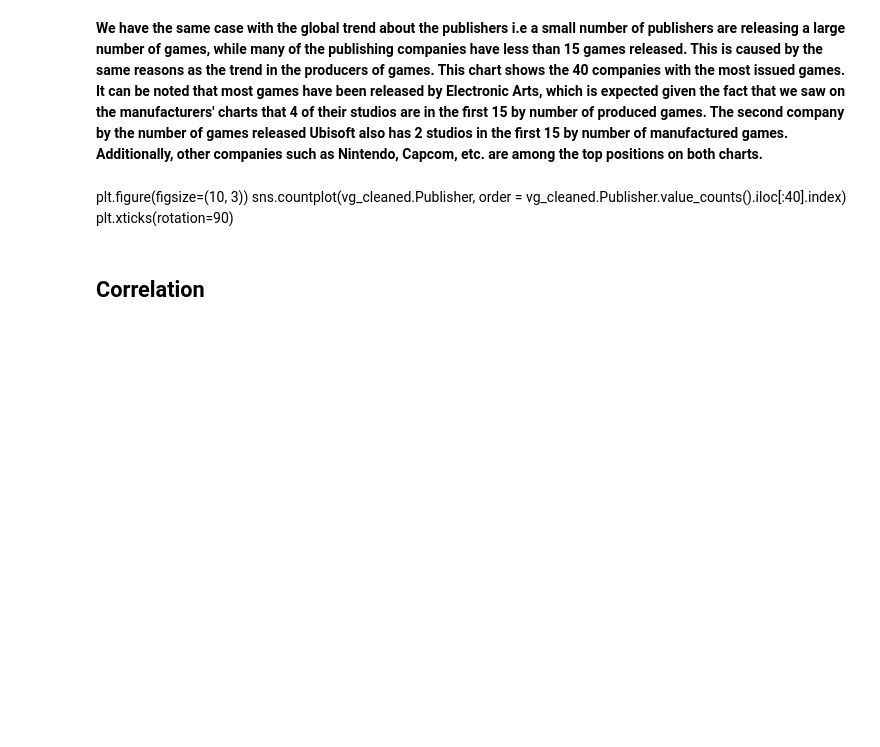
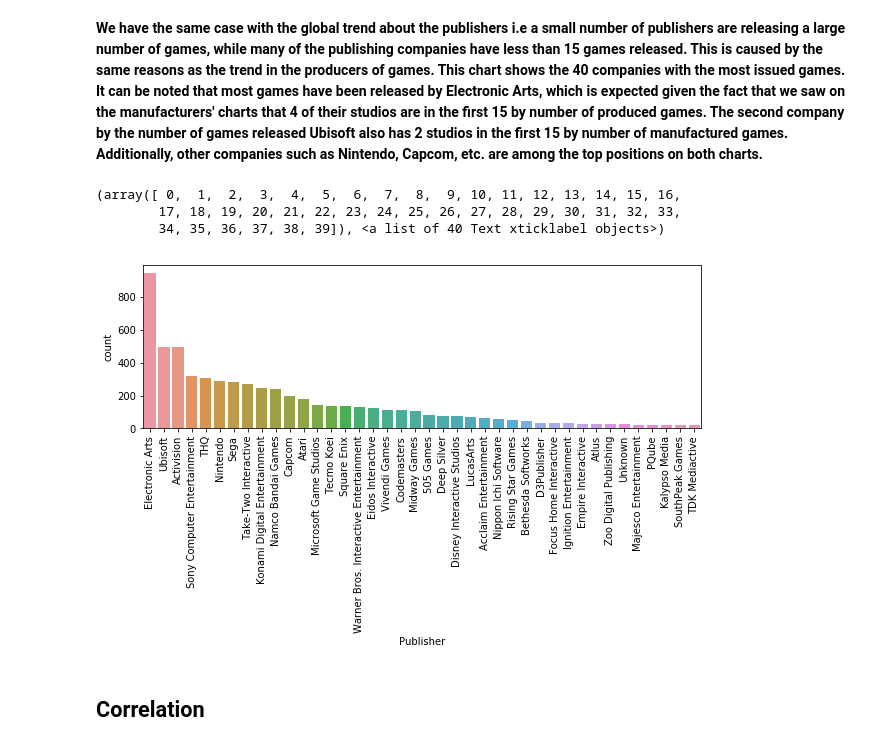
Before and after one commit to ivamih/PR16IMMK, a Jupyter notebook: Final report.ipynb, the cells around one changed output. Saved outputs shown, nothing was run; the diff lists cells and outputs as text; code cells hidden in the pictures; blank space fills up the shorter version.

```diff
--- a/Final report.ipynb
+++ b/Final report.ipynb
@@ -166,10 +166,15 @@ plt.xticks(rotation=90)
 **Publisher**
 # %% [markdown]
 **We have the same case with the global trend about the publishers i.e a small number of publishers are releasing a large number of games, while many of the publishing companies have less than 15 games released. This is caused by the same reasons as the trend in the producers of games. This chart shows the 40 companies with the most issued games. It can be noted that most games have been released by Electronic Arts, which is expected given the fact that we saw on the manufacturers' charts that 4 of their studios are in the first 15 by number of produced games. The second company by the number of games released Ubisoft also has 2 studios in the first 15 by number of manufactured games. Additionally, other companies such as Nintendo, Capcom, etc. are among the top positions on both charts.**
-# %% [markdown]
-plt.figure(figsize=(10, 3))
-sns.countplot(vg_cleaned.Publisher, order = vg_cleaned.Publisher.value_counts().iloc[:40].index)
-plt.xticks(rotation=90)
+# %%
+plt.figure(figsize=(10, 3))
+sns.countplot(vg_cleaned.Publisher, order = vg_cleaned.Publisher.value_counts().iloc[:40].index)
+plt.xticks(rotation=90)
+# %% [output]
+(array([ 0,  1,  2,  3,  4,  5,  6,  7,  8,  9, 10, 11, 12, 13, 14, 15, 16,
+        17, 18, 19, 20, 21, 22, 23, 24, 25, 26, 27, 28, 29, 30, 31, 32, 33,
+        34, 35, 36, 37, 38, 39]), <a list of 40 Text xticklabel objects>)
+[figure, added]
 # %% [markdown]
 ## Correlation
 # %%
```
Also changed, not shown: parts of 9 cells of this notebook.
